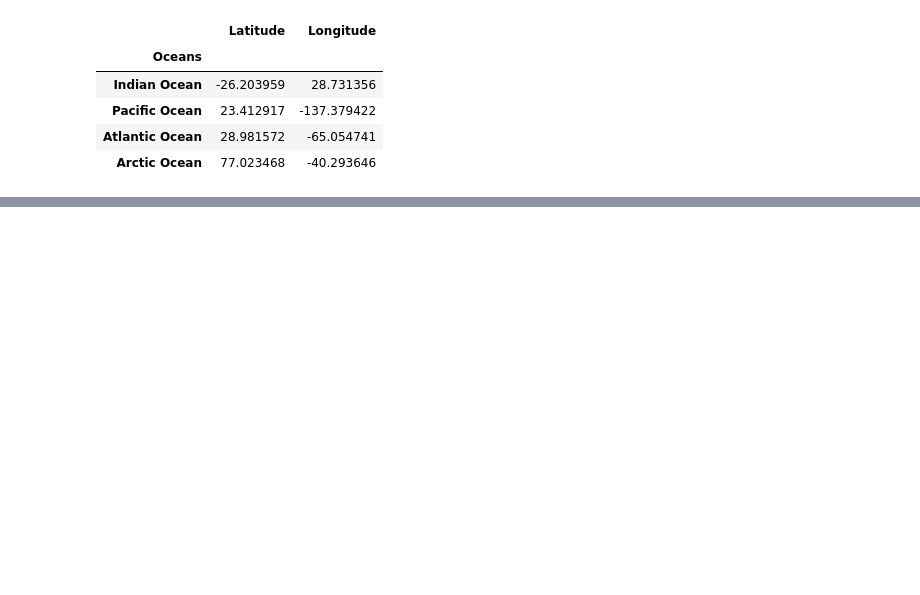
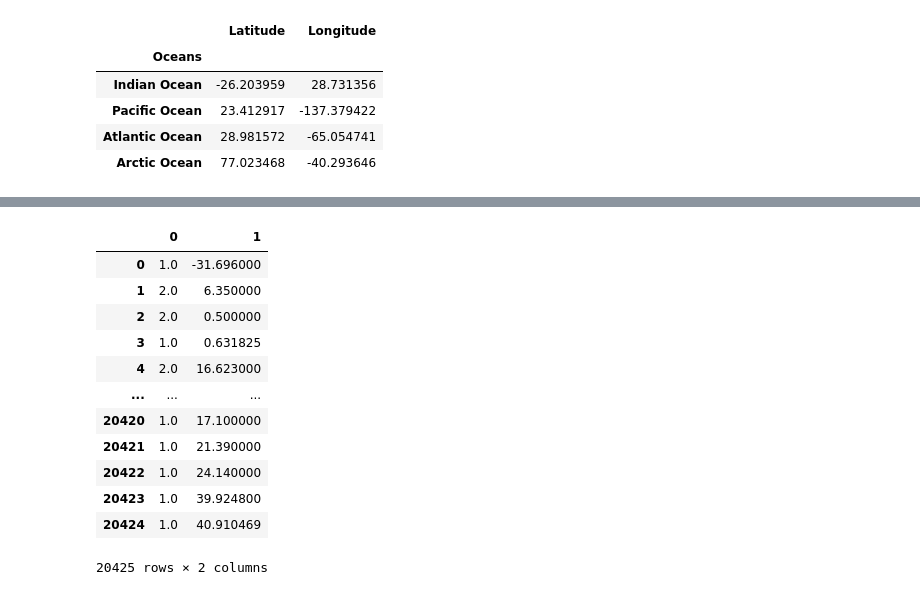
Before and after one commit to isamanero/MyPortfolio, a Jupyter notebook: Data_Analytics/Microplastics.ipynb, the cells around one changed output, grey strips where cells are left out. Cells and saved outputs as stored; diff of their text form; code cells hidden in the pictures; blank space fills up the shorter version.

```diff
--- a/Data_Analytics/Microplastics.ipynb
+++ b/Data_Analytics/Microplastics.ipynb
@@ -165,0 +159,19 @@ df_mp[df_mp['Oceans'].notnull()].groupby('Oceans')[['Latitude', 'Longitude']].me
+# %%
+imputer_knn = KNNImputer(n_neighbors=3)
+imputado = imputer_knn.fit_transform(df_mp[["Oceans_cat", "Latitude"]])
+# %%
+pd.DataFrame(imputado)
+# %% [output]
+|  | 0 | 1 |
+| 0 | 1.0 | -31.696000 |
+| 1 | 2.0 | 6.350000 |
+| 2 | 2.0 | 0.500000 |
+| 3 | 1.0 | 0.631825 |
+| 4 | 2.0 | 16.623000 |
+| ... | ... | ... |
+| 20420 | 1.0 | 17.100000 |
+| 20421 | 1.0 | 21.390000 |
+| 20422 | 1.0 | 24.140000 |
+| 20423 | 1.0 | 39.924800 |
+| 20424 | 1.0 | 40.910469 |
+20425 rows × 2 columns
```
Also changed, not shown: parts of 25 cells of this notebook.
